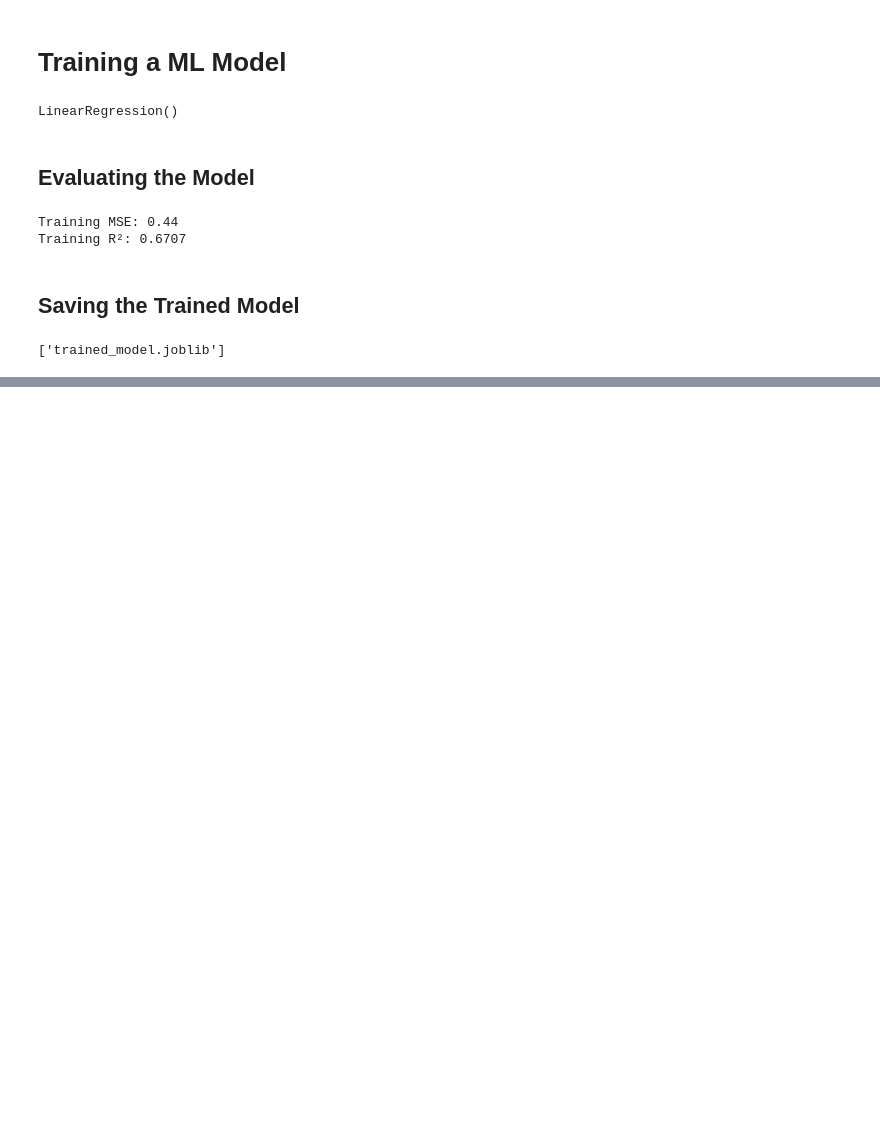
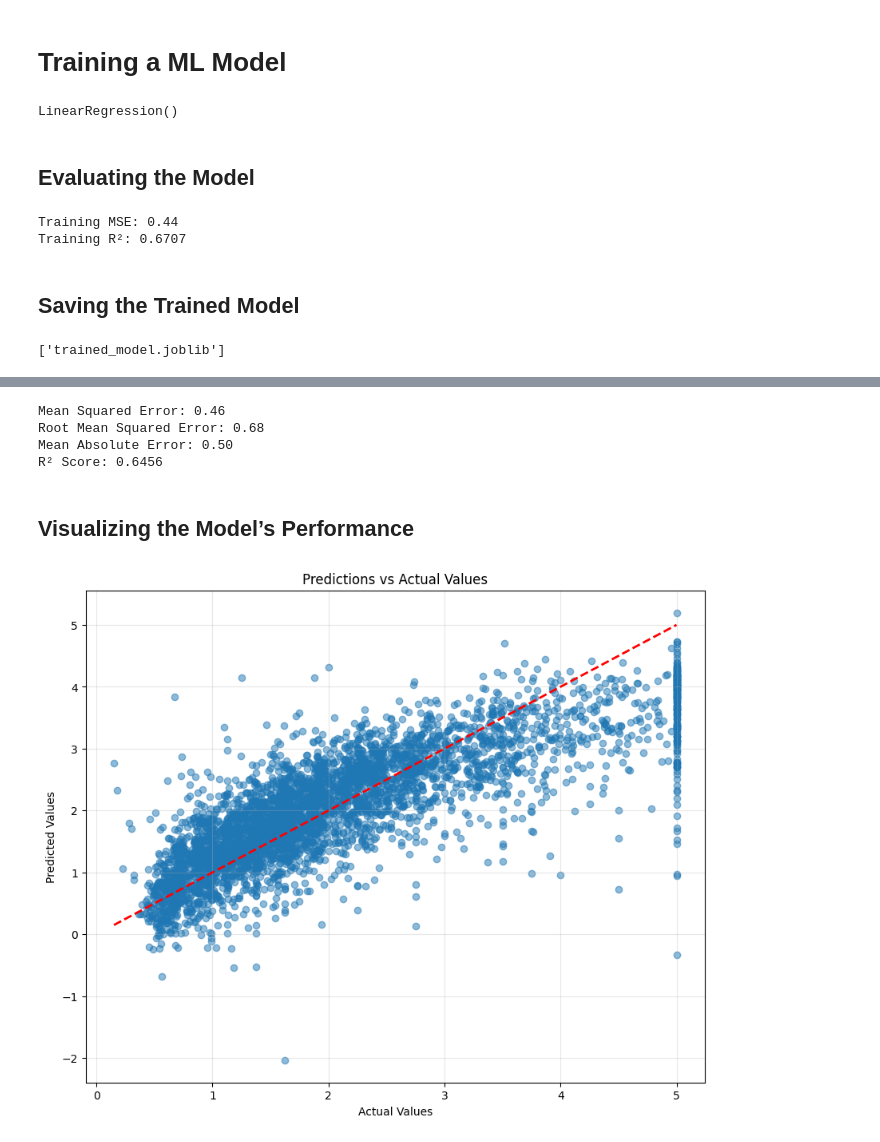
Before and after one commit to moein-shafi/Enterprise-ML-SageMaker, a Jupyter notebook: ML-recap.ipynb, the cells around one changed output, grey strips where cells are left out. Cells and saved outputs as stored; diff of their text form; code cells hidden in the pictures; blank space fills up the shorter version.

Commit message:
Add Model Performance Evaluation + Visualization.

```diff
--- a/ML-recap.ipynb
+++ b/ML-recap.ipynb
@@ -262,0 +265,14 @@ joblib.dump(model, 'trained_model.joblib')
+# %%
+import pandas as pd
+import joblib
+
+# Load test data
+test_data = pd.read_csv('data/california_housing_test.csv')
+X_test = test_data.drop('MedHouseVal', axis=1)
+y_test = test_data['MedHouseVal']
+
+# Load the trained model
+model = joblib.load('trained_model.joblib')
+# %%
+# Make predictions
+y_pred = model.predict(X_test)
@@ -262,0 +289,35 @@ joblib.dump(model, 'trained_model.joblib')
+# %%
+import numpy as np
+from sklearn.metrics import mean_squared_error, r2_score, mean_absolute_error
+
+# Calculate evaluation metrics
+mse = mean_squared_error(y_test, y_pred)
+rmse = np.sqrt(mse)
+mae = mean_absolute_error(y_test, y_pred)
+r2 = r2_score(y_test, y_pred)
+
+print(f"Mean Squared Error: {mse:.2f}")
+print(f"Root Mean Squared Error: {rmse:.2f}")
+print(f"Mean Absolute Error: {mae:.2f}")
+print(f"R² Score: {r2:.4f}")
+# %% [output]
+Mean Squared Error: 0.46
+Root Mean Squared Error: 0.68
+Mean Absolute Error: 0.50
+R² Score: 0.6456
+# %% [markdown]
+## Visualizing the Model’s Performance
+# %%
+import matplotlib.pyplot as plt
+
+# Plot predictions vs actual values
+plt.figure(figsize=(10, 8))
+plt.scatter(y_test, y_pred, alpha=0.5)
+plt.plot([y_test.min(), y_test.max()], [y_test.min(), y_test.max()], 'r--', lw=2)
+plt.xlabel('Actual Values')
+plt.ylabel('Predicted Values')
+plt.title('Predictions vs Actual Values')
+plt.grid(True, alpha=0.3)
+plt.show()
+# %% [output]
+[figure, added]
```
Also changed, not shown: parts of 2 cells of this notebook.
